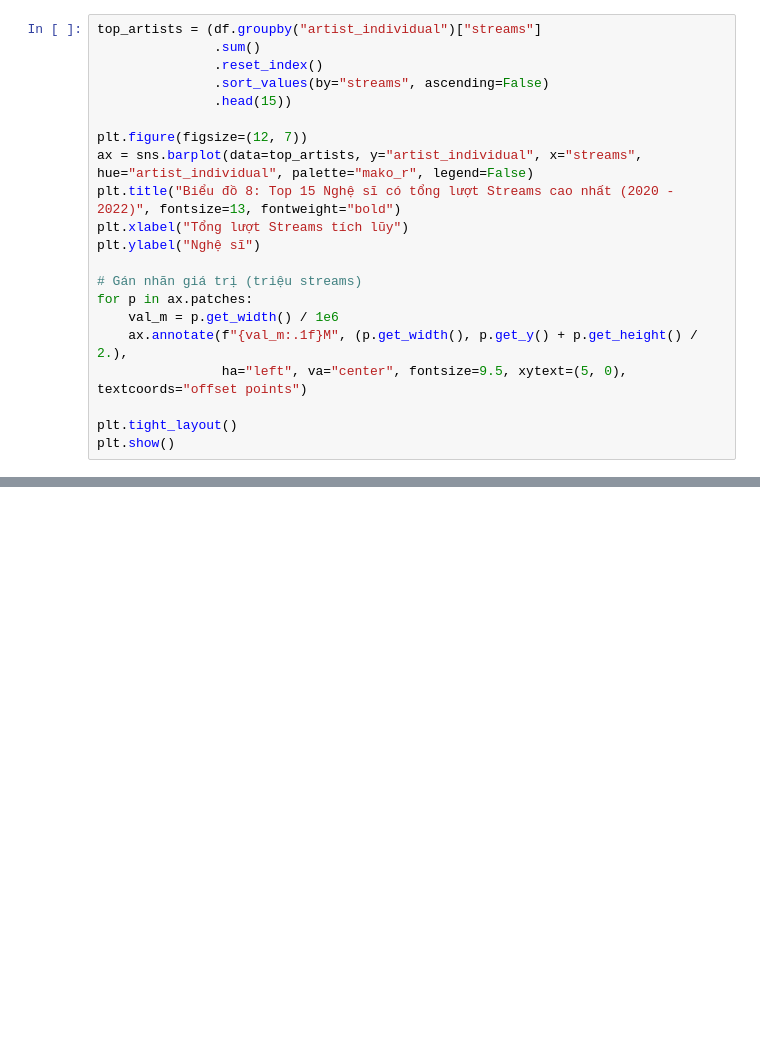
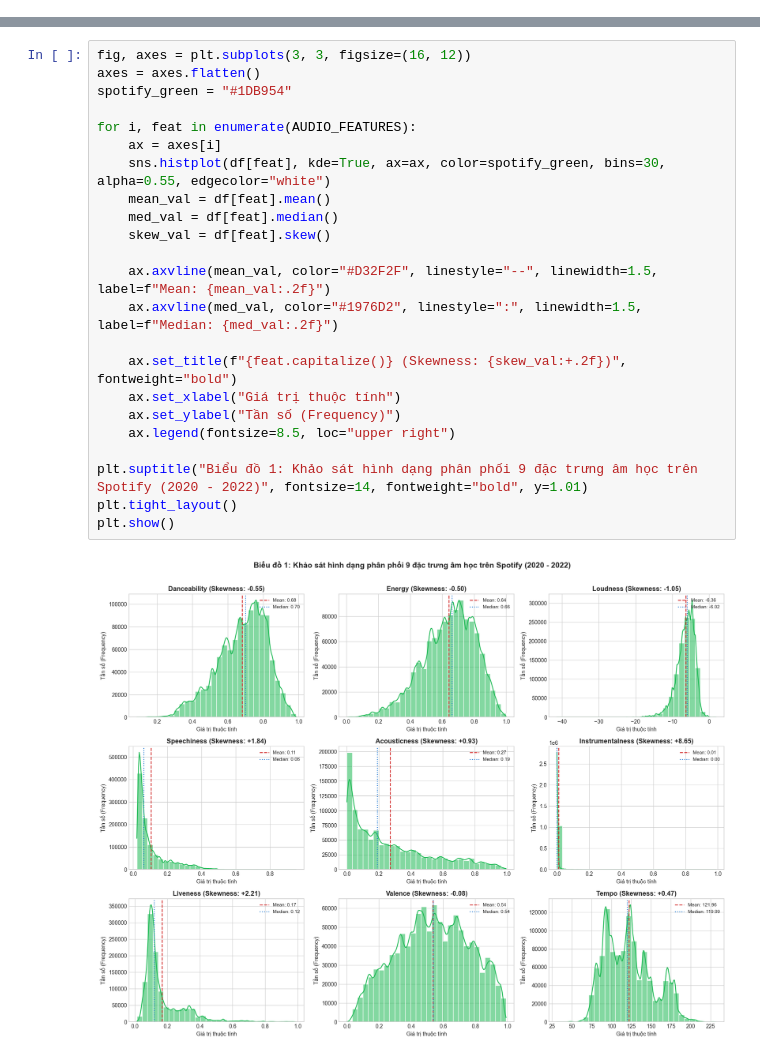
Before and after one commit to lyhiahan/Spotify_Audio_Trends_Analytics, a Jupyter notebook: notebooks/02_eda.ipynb, the cells around one changed output, grey strips where cells are left out. Cells and saved outputs as stored; diff of their text form; blank space fills up the shorter version.

Commit message:
feat(eda): refocus 02_eda on distributions, skewness, and trendlines per rubric

```diff
--- a/notebooks/02_eda.ipynb
+++ b/notebooks/02_eda.ipynb
@@ -609,21 +0,0 @@ Xếp hạng 15 nghệ sĩ thống trị bảng xếp hạng với tổng lượ
-# %%
-top_artists = (df.groupby("artist_individual")["streams"]
-               .sum()
-               .reset_index()
-               .sort_values(by="streams", ascending=False)
-               .head(15))
-
-plt.figure(figsize=(12, 7))
-ax = sns.barplot(data=top_artists, y="artist_individual", x="streams", hue="artist_individual", palette="mako_r", legend=False)
-plt.title("Biểu đồ 8: Top 15 Nghệ sĩ có tổng lượt Streams cao nhất (2020 - 2022)", fontsize=13, fontweight="bold")
-plt.xlabel("Tổng lượt Streams tích lũy")
-plt.ylabel("Nghệ sĩ")
-
-# Gán nhãn giá trị (triệu streams)
-for p in ax.patches:
-    val_m = p.get_width() / 1e6
-    ax.annotate(f"{val_m:.1f}M", (p.get_width(), p.get_y() + p.get_height() / 2.),
-                ha="left", va="center", fontsize=9.5, xytext=(5, 0), textcoords="offset points")
-
-plt.tight_layout()
-plt.show()
@@ -667,0 +132,25 @@ Từ quá trình khám phá dữ liệu đa chiều, Đinh Quốc Anh (Data Anal
+# %%
+fig, axes = plt.subplots(3, 3, figsize=(16, 12))
+axes = axes.flatten()
+spotify_green = "#1DB954"
+
+for i, feat in enumerate(AUDIO_FEATURES):
+    ax = axes[i]
+    sns.histplot(df[feat], kde=True, ax=ax, color=spotify_green, bins=30, alpha=0.55, edgecolor="white")
+    mean_val = df[feat].mean()
+    med_val = df[feat].median()
+    skew_val = df[feat].skew()
+
+    ax.axvline(mean_val, color="#D32F2F", linestyle="--", linewidth=1.5, label=f"Mean: {mean_val:.2f}")
+    ax.axvline(med_val, color="#1976D2", linestyle=":", linewidth=1.5, label=f"Median: {med_val:.2f}")
+
+    ax.set_title(f"{feat.capitalize()} (Skewness: {skew_val:+.2f})", fontweight="bold")
+    ax.set_xlabel("Giá trị thuộc tính")
+    ax.set_ylabel("Tần số (Frequency)")
+    ax.legend(fontsize=8.5, loc="upper right")
+
+plt.suptitle("Biểu đồ 1: Khảo sát hình dạng phân phối 9 đặc trưng âm học trên Spotify (2020 - 2022)", fontsize=14, fontweight="bold", y=1.01)
+plt.tight_layout()
+plt.show()
+# %% [output]
+[figure, added]
```
Also changed, not shown: parts of 61 cells of this notebook, 2 other files.
